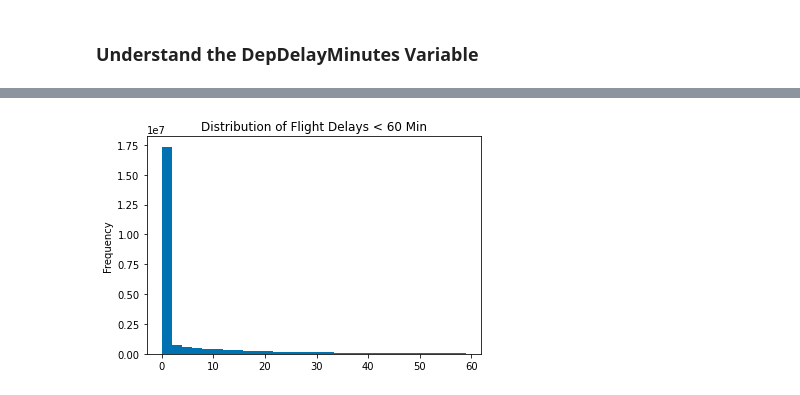
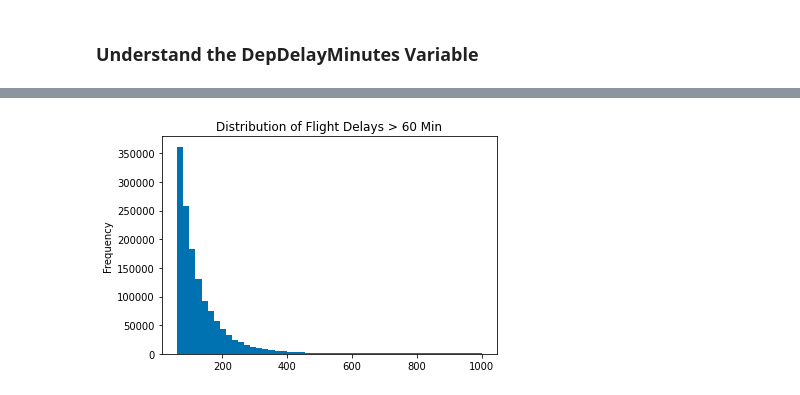
Before and after one commit to syunwi2/Flight_Delay_Prediction, a Jupyter notebook: HM_Flight_Delay_Prediction.ipynb, the cells around one changed output, grey strips where cells are left out. Drawn from its saved outputs; the diff is of its cells as text; code cells hidden in the pictures.

Commit message:
data visualization

```diff
--- a/HM_Flight_Delay_Prediction.ipynb
+++ b/HM_Flight_Delay_Prediction.ipynb
@@ -16,7 +16,7 @@ sns.palplot(pal) # pal에 저장한 팔레트 불러오기
 # %% [markdown]
 ### Read in and format data
 # %%
-parquet_files = glob.glob('./archive/Combined_Flights_*.parquet')
+parquet_files = glob('./archive/Combined_Flights_*.parquet')
 # %%
 parquet_files
 # %% [output]
@@ -92,7 +116,7 @@ dtype: object
 # %%
-df.query("DepDelayMinutes < 60")["DepDelayMinutes"].plot(
-    kind="hist", bins=30, title="Distribution of Flight Delays < 60 Min"
+df.query("DepDelayMinutes > 60")["DepDelayMinutes"].plot(
+    kind="hist", bins=50, range = [60, 1000], title="Distribution of Flight Delays > 60 Min"
 )
 plt.show()
 # %% [output]
-[figure, old version]
+[figure, new version]
```
Also changed, not shown: parts of 14 cells of this notebook.
